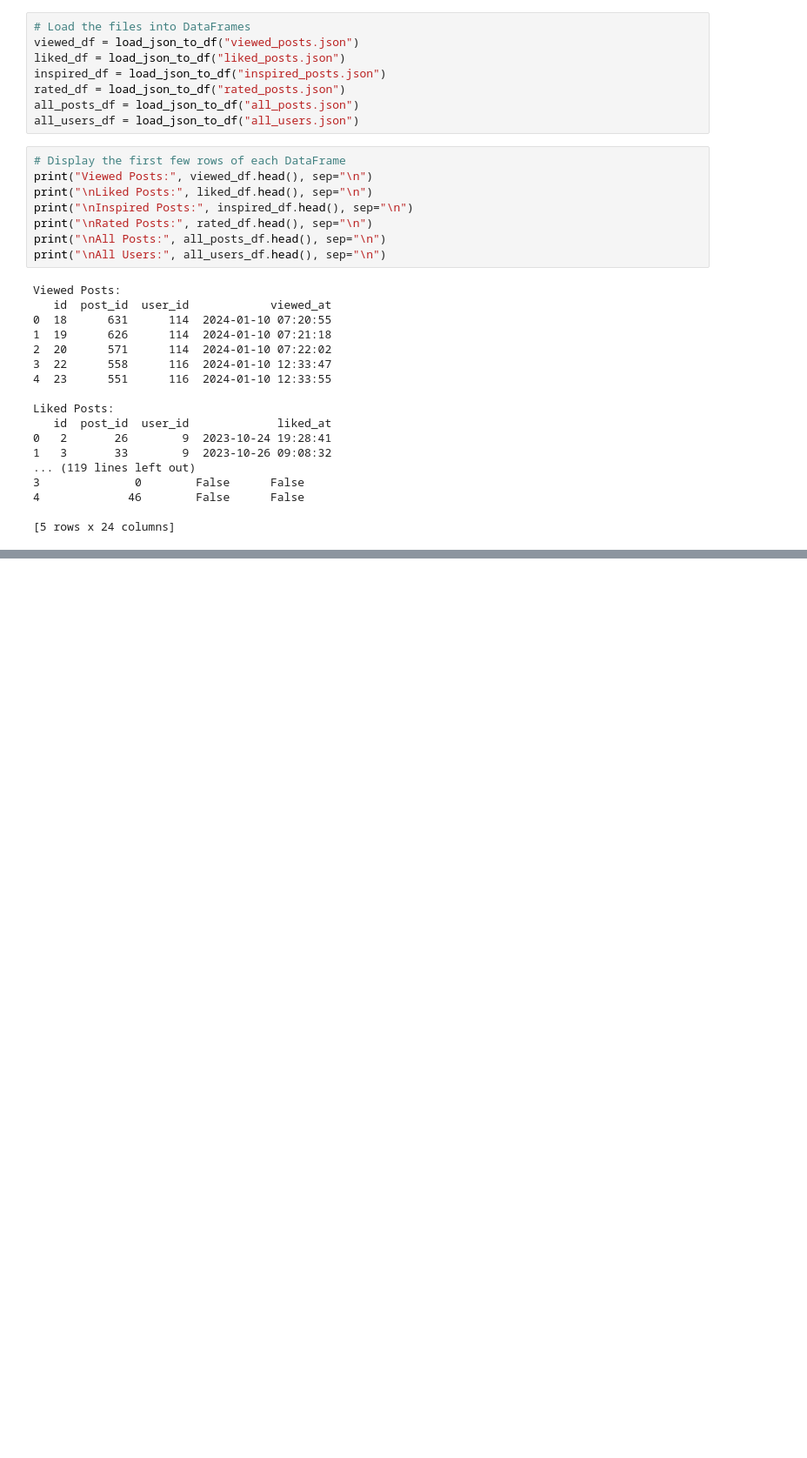
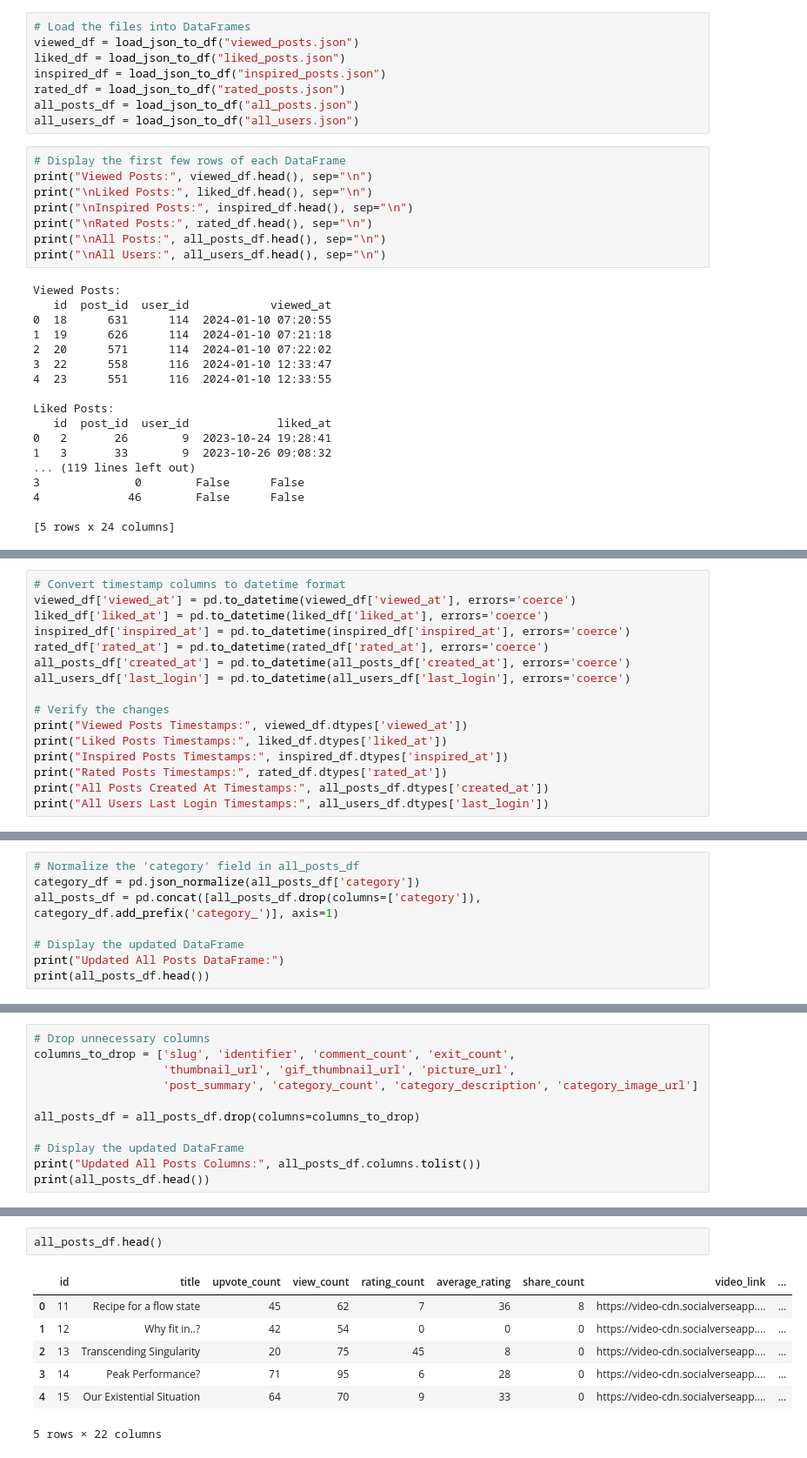
Before and after one commit to rjacaac211/Video-Recommendation-Assignment-Acaac, a Jupyter notebook: notebooks/preprocessing.ipynb, the cells around one changed output, grey strips where cells are left out. Shown at 87% size. Cells and saved outputs as stored; diff of their text form; blank space fills up the shorter version.

Commit message:
Saved processed data with features and update notebook

```diff
--- a/notebooks/preprocessing.ipynb
+++ b/notebooks/preprocessing.ipynb
@@ -52,0 +139,16 @@ Liked Posts:
+# %%
+# Convert timestamp columns to datetime format
+viewed_df['viewed_at'] = pd.to_datetime(viewed_df['viewed_at'], errors='coerce')
+liked_df['liked_at'] = pd.to_datetime(liked_df['liked_at'], errors='coerce')
+inspired_df['inspired_at'] = pd.to_datetime(inspired_df['inspired_at'], errors='coerce')
+rated_df['rated_at'] = pd.to_datetime(rated_df['rated_at'], errors='coerce')
+all_posts_df['created_at'] = pd.to_datetime(all_posts_df['created_at'], errors='coerce')
+all_users_df['last_login'] = pd.to_datetime(all_users_df['last_login'], errors='coerce')
+
+# Verify the changes
+print("Viewed Posts Timestamps:", viewed_df.dtypes['viewed_at'])
+print("Liked Posts Timestamps:", liked_df.dtypes['liked_at'])
+print("Inspired Posts Timestamps:", inspired_df.dtypes['inspired_at'])
+print("Rated Posts Timestamps:", rated_df.dtypes['rated_at'])
+print("All Posts Created At Timestamps:", all_posts_df.dtypes['created_at'])
+print("All Users Last Login Timestamps:", all_users_df.dtypes['last_login'])
@@ -52,0 +162,8 @@ Liked Posts:
+# %%
+# Normalize the 'category' field in all_posts_df
+category_df = pd.json_normalize(all_posts_df['category'])
+all_posts_df = pd.concat([all_posts_df.drop(columns=['category']), category_df.add_prefix('category_')], axis=1)
+
+# Display the updated DataFrame
+print("Updated All Posts DataFrame:")
+print(all_posts_df.head())
@@ -52,0 +190,11 @@ Liked Posts:
+# %%
+# Drop unnecessary columns
+columns_to_drop = ['slug', 'identifier', 'comment_count', 'exit_count',
+                   'thumbnail_url', 'gif_thumbnail_url', 'picture_url',
+                   'post_summary', 'category_count', 'category_description', 'category_image_url']
+
+all_posts_df = all_posts_df.drop(columns=columns_to_drop)
+
+# Display the updated DataFrame
+print("Updated All Posts Columns:", all_posts_df.columns.tolist())
+print(all_posts_df.head())
@@ -52,0 +219,10 @@ Liked Posts:
+# %%
+all_posts_df.head()
+# %% [output]
+|  | id | title | upvote_count | view_count | rating_count | average_rating | share_count | video_link | ... |
+| 0 | 11 | Recipe for a flow state | 45 | 62 | 7 | 36 | 8 | https://video-cdn.socialverseapp.... | ... |
+| 1 | 12 | Why fit in..? | 42 | 54 | 0 | 0 | 0 | https://video-cdn.socialverseapp.... | ... |
+| 2 | 13 | Transcending Singularity | 20 | 75 | 45 | 8 | 0 | https://video-cdn.socialverseapp.... | ... |
+| 3 | 14 | Peak Performance? | 71 | 95 | 6 | 28 | 0 | https://video-cdn.socialverseapp.... | ... |
+| 4 | 15 | Our Existential Situation | 64 | 70 | 9 | 33 | 0 | https://video-cdn.socialverseapp.... | ... |
+5 rows × 22 columns
```
Also changed, not shown: parts of 41 cells of this notebook, 1 other file.
